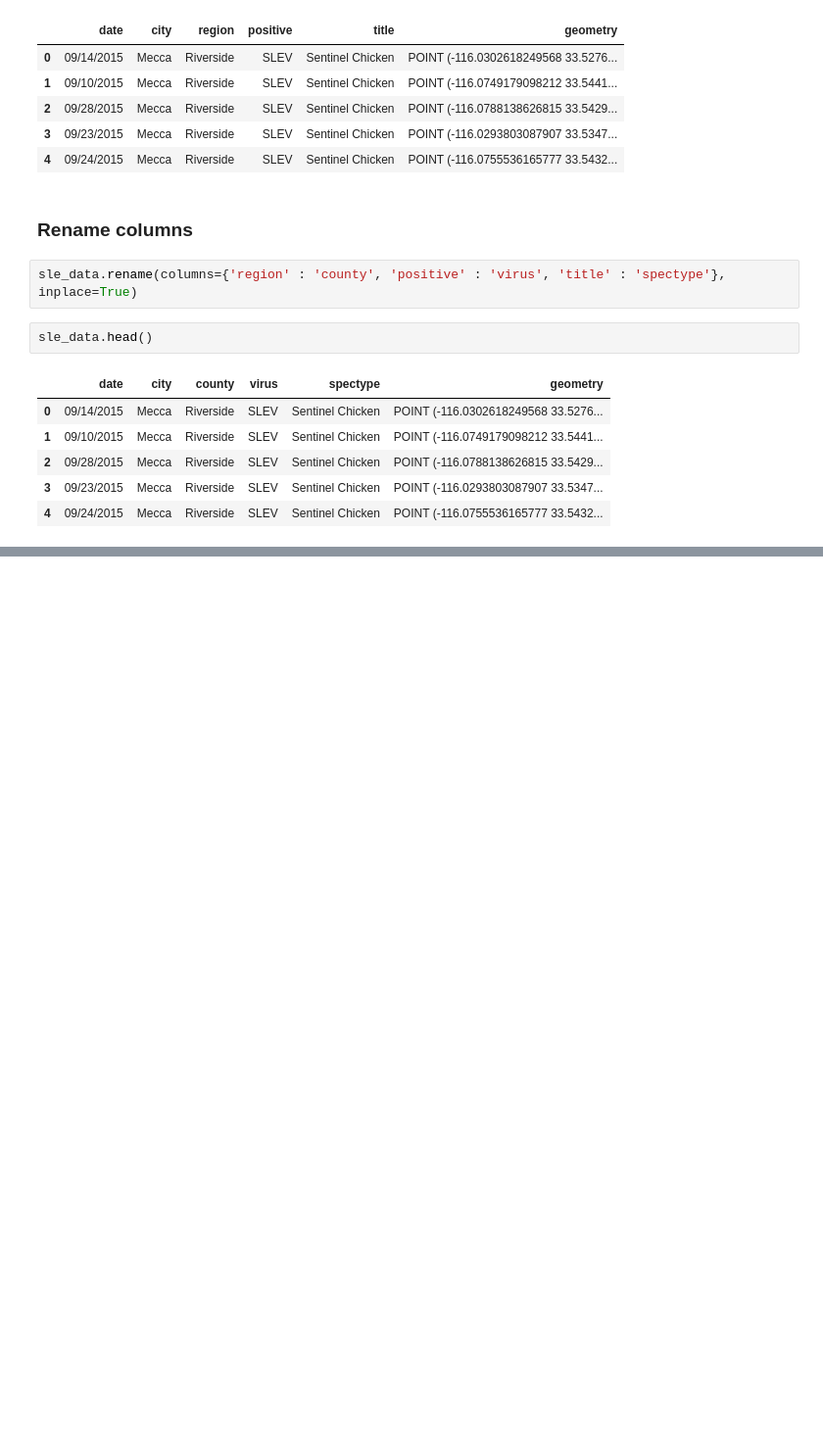
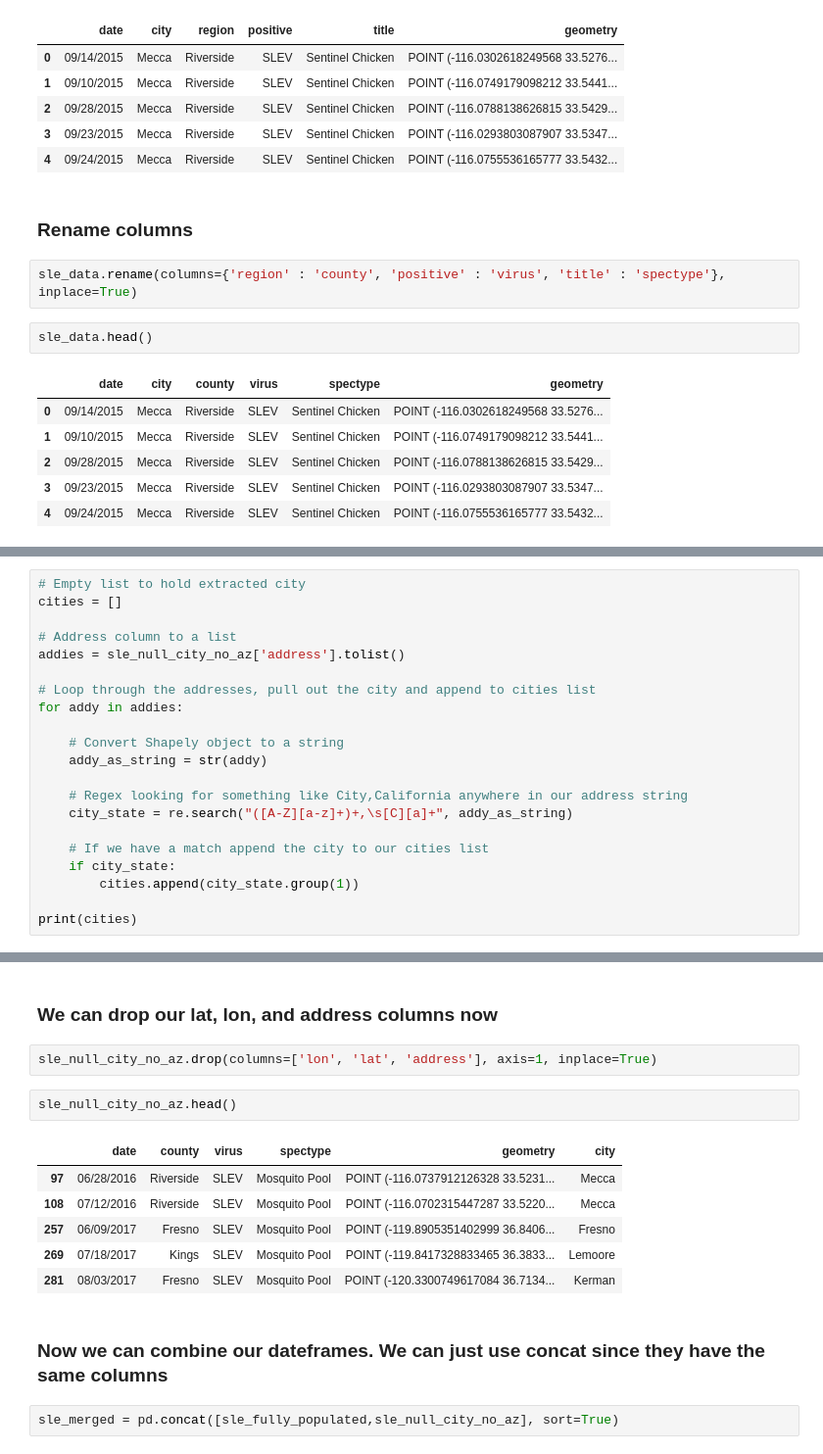
Before and after one commit to bazini627/nmpFinalProject, a Jupyter notebook: sleDataCleanup.ipynb, the cells around one changed output, grey strips where cells are left out. Shown at 98% size. Drawn from its saved outputs; the diff is of its cells as text; blank space fills up the shorter version.

```diff
--- a/sleDataCleanup.ipynb
+++ b/sleDataCleanup.ipynb
@@ -96,0 +151,21 @@ sle_data.head()
+# %%
+# Empty list to hold extracted city
+cities = []
+
+# Address column to a list
+addies = sle_null_city_no_az['address'].tolist()
+
+# Loop through the addresses, pull out the city and append to cities list
+for addy in addies:
+
+    # Convert Shapely object to a string
+    addy_as_string = str(addy)
+
+    # Regex looking for something like City,California anywhere in our address string
+    city_state = re.search("([A-Z][a-z]+)+,\s[C][a]+", addy_as_string)
+
+    # If we have a match append the city to our cities list
+    if city_state:
+        cities.append(city_state.group(1))
+
+print(cities)
@@ -96,0 +192,17 @@ sle_data.head()
+# %% [markdown]
+### We can drop our lat, lon, and address columns now
+# %%
+sle_null_city_no_az.drop(columns=['lon', 'lat', 'address'], axis=1, inplace=True)
+# %%
+sle_null_city_no_az.head()
+# %% [output]
+|  | date | county | virus | spectype | geometry | city |
+| 97 | 06/28/2016 | Riverside | SLEV | Mosquito Pool | POINT (-116.0737912126328 33.5231... | Mecca |
+| 108 | 07/12/2016 | Riverside | SLEV | Mosquito Pool | POINT (-116.0702315447287 33.5220... | Mecca |
+| 257 | 06/09/2017 | Fresno | SLEV | Mosquito Pool | POINT (-119.8905351402999 36.8406... | Fresno |
+| 269 | 07/18/2017 | Kings | SLEV | Mosquito Pool | POINT (-119.8417328833465 36.3833... | Lemoore |
+| 281 | 08/03/2017 | Fresno | SLEV | Mosquito Pool | POINT (-120.3300749617084 36.7134... | Kerman |
+# %% [markdown]
+### Now we can combine our dateframes.  We can just use concat since they have the same columns
+# %%
+sle_merged = pd.concat([sle_fully_populated,sle_null_city_no_az], sort=True)
```
Also changed, not shown: parts of 27 cells of this notebook, 1 other file.
